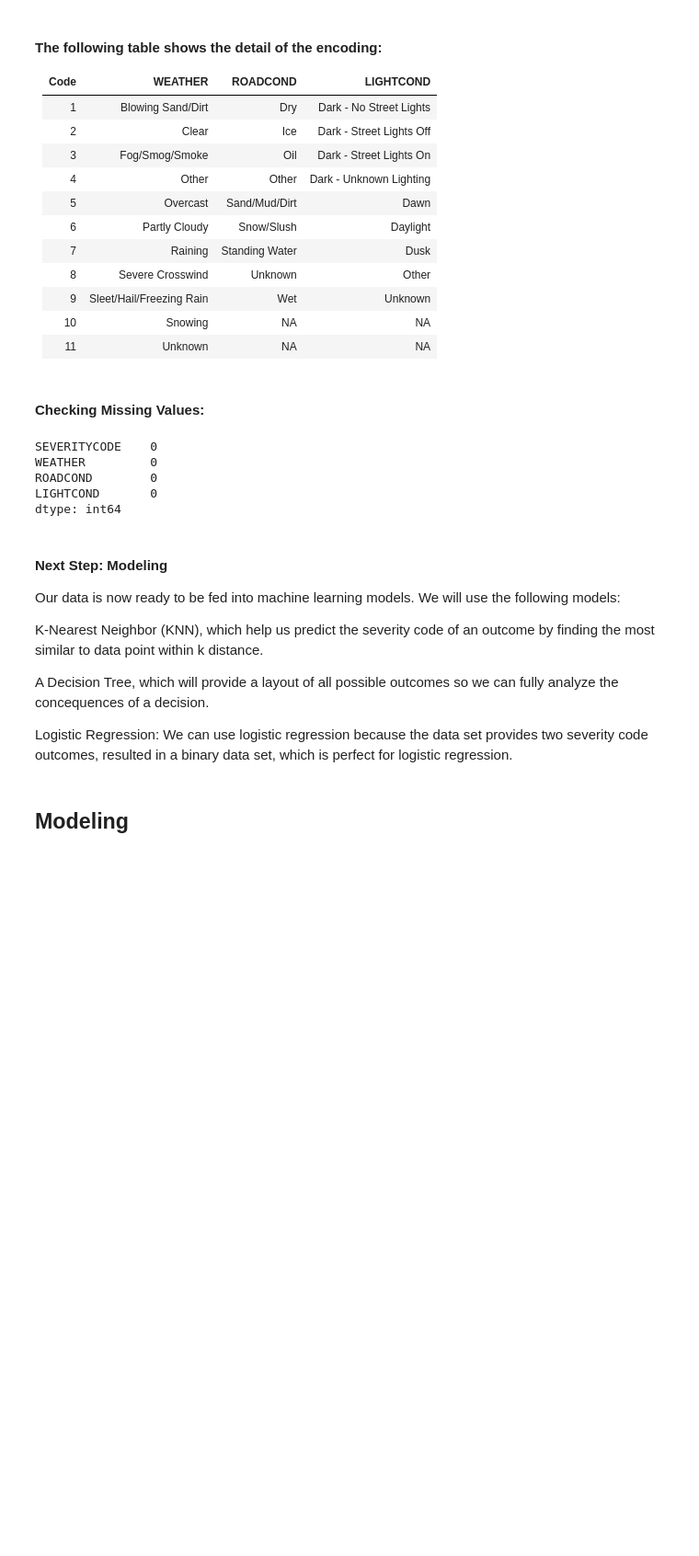
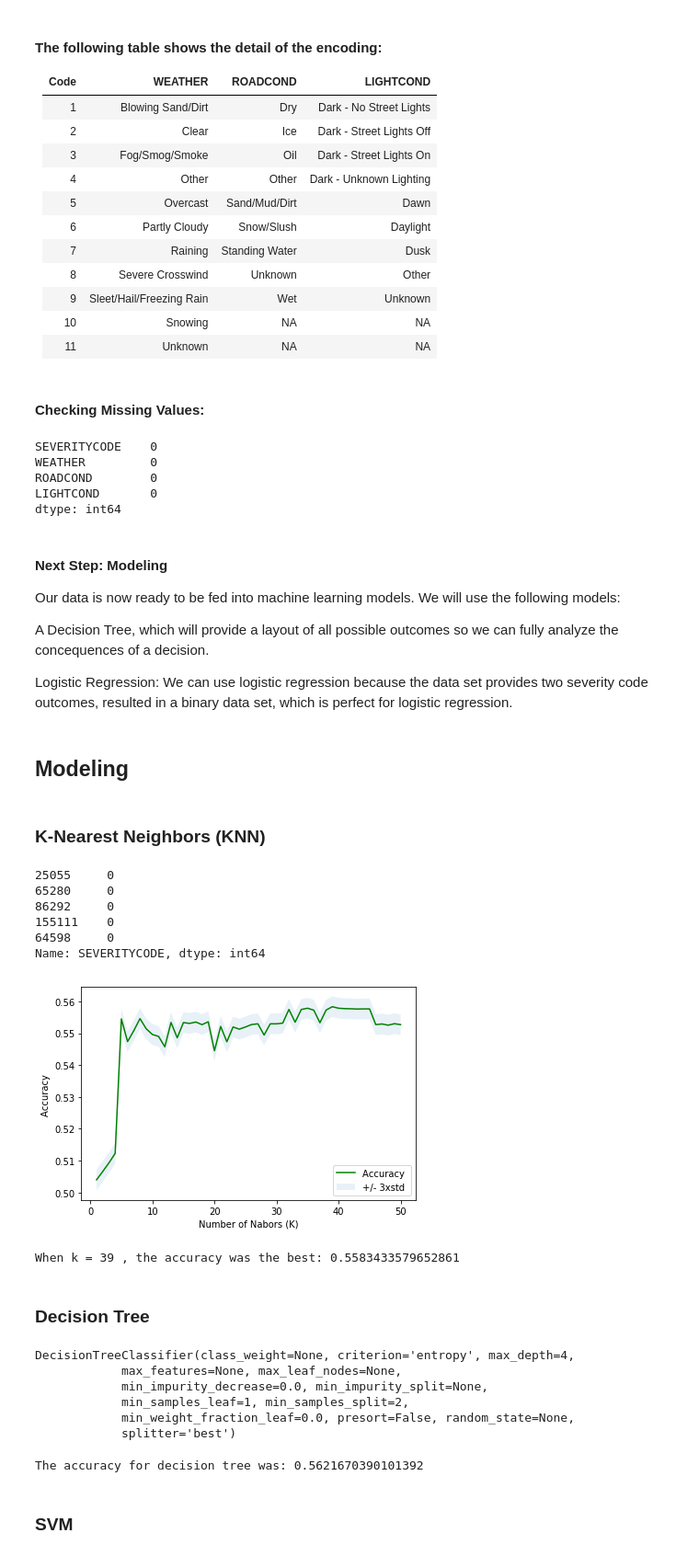
Before and after one commit to tienhsinlu/IBM-data-science-Coursera-capstone, a Jupyter notebook: Data Science Capstone Project.ipynb, the cells around one changed output. Shown: that part at 92% size. Cells and saved outputs as stored; diff of their text form; code cells hidden in the pictures; blank space fills up the shorter version.

```diff
--- a/Data Science Capstone Project.ipynb
+++ b/Data Science Capstone Project.ipynb
@@ -277,10 +266,73 @@ dtype: int64
 #### Next Step: Modeling
 Our data is now ready to be fed into machine learning models. We will use the following models:
 
-K-Nearest Neighbor (KNN), which help us predict the severity code of an outcome by finding the most similar to data point within k distance.
-
 A Decision Tree, which will provide a layout of all possible outcomes so we can fully analyze the concequences of a decision.
 
 Logistic Regression: We can use logistic regression because the data set provides two severity code outcomes, resulted in a binary data set, which is perfect for logistic regression.
 # %% [markdown]
 ## Modeling
+# %% [markdown]
+### K-Nearest Neighbors (KNN)
+# %%
+X = df[['WEATHER','ROADCOND','LIGHTCOND']]
+y = df['SEVERITYCODE'].apply(lambda x:x-1)
+
+X= preprocessing.StandardScaler().fit(X).transform(X)
+X[0:5]
+y[0:5]
+# %% [output]
+25055     0
+65280     0
+86292     0
+155111    0
+64598     0
+Name: SEVERITYCODE, dtype: int64
+# %%
+from sklearn.neighbors import KNeighborsClassifier
+from sklearn.model_selection import train_test_split
+from sklearn import metrics
+X_train, X_test, y_train, y_test = train_test_split( X, y, test_size=0.2, random_state=4)
+# %%
+my_mean=np.zeros(50)
+my_std = np.zeros(50)
+for n in range(1,51):
+    knnmodel=KNeighborsClassifier(n_neighbors=n).fit(X_train,y_train)
+    y_pred=knnmodel.predict(X_test)
+    my_mean[n-1]=metrics.accuracy_score(y_test,y_pred)
+    my_std[n-1]=np.std(y_pred==y_test)/np.sqrt(y_pred.shape[0])
+
+plt.plot(range(1,51),my_mean,'g')
+plt.fill_between(range(1,51),my_mean - 1 * my_std,my_mean + 1 * my_std, alpha=0.10)
+plt.legend(('Accuracy ', '+/- 3xstd'))
+plt.ylabel('Accuracy ')
+plt.xlabel('Number of Nabors (K)')
+plt.tight_layout()
+plt.show()
+# %% [output]
+[figure, added]
+# %%
+print("When k =", my_mean.argmax()+1, ", the accuracy was the best:", my_mean.max(),)
+# %% [output]
+When k = 39 , the accuracy was the best: 0.5583433579652861
+# %% [markdown]
+### Decision Tree
+# %%
+from sklearn.tree import DecisionTreeClassifier
+dtmodel = DecisionTreeClassifier(criterion="entropy", max_depth = 4)
+dtmodel.fit(X_train,y_train)
+# %% [output]
+DecisionTreeClassifier(class_weight=None, criterion='entropy', max_depth=4,
+            max_features=None, max_leaf_nodes=None,
+            min_impurity_decrease=0.0, min_impurity_split=None,
+            min_samples_leaf=1, min_samples_split=2,
+            min_weight_fraction_leaf=0.0, presort=False, random_state=None,
+            splitter='best')
+# %%
+y_pred=dtmodel.predict(X_test)
+TreeAccuracy=metrics.accuracy_score(y_test,y_pred)
+TreeAccuracy
+print("The accuracy for decision tree was:", TreeAccuracy)
+# %% [output]
+The accuracy for decision tree was: 0.5621670390101392
+# %% [markdown]
+### SVM
```
Also changed, not shown: parts of 27 cells of this notebook.
